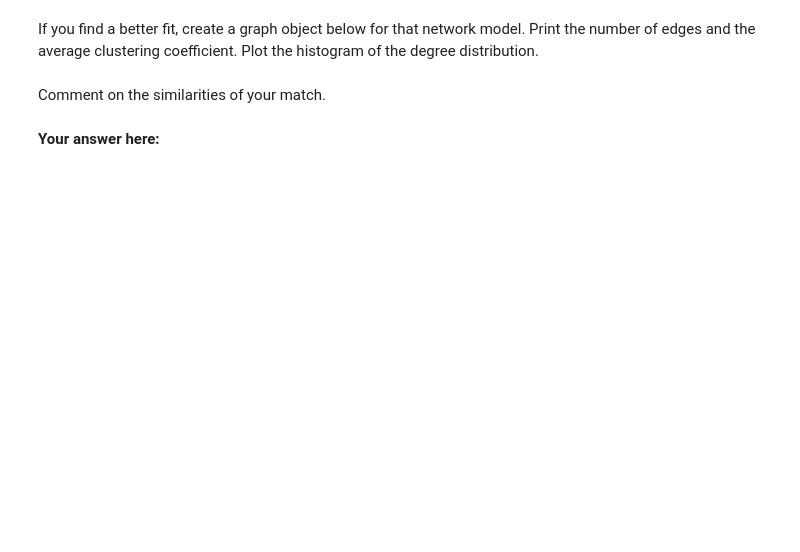
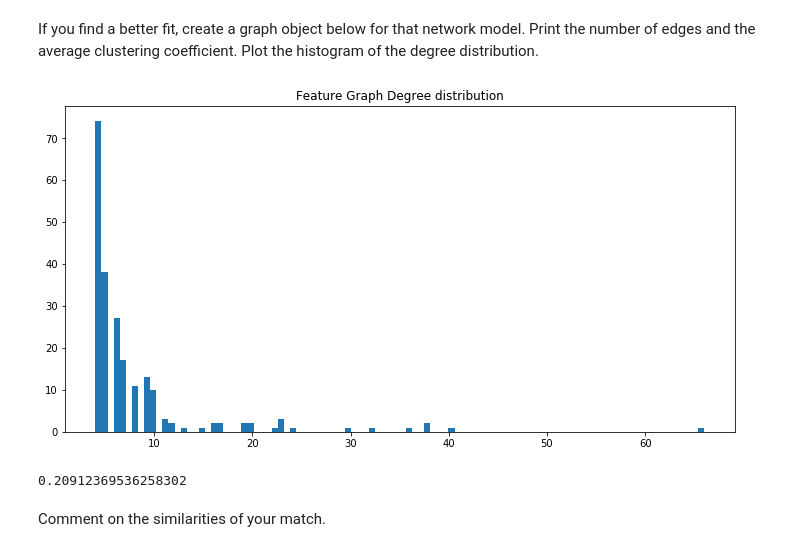
Before and after one commit to Sytta/ntds_2019, a Jupyter notebook: assignments/1_network_science.ipynb, the cells around one changed output. Drawn from its saved outputs; the diff is of its cells as text; code cells hidden in the pictures; blank space fills up the shorter version.

```diff
--- a/assignments/1_network_science.ipynb
+++ b/assignments/1_network_science.ipynb
@@ -637,4 +623,14 @@ If you find a better fit, create a graph object below for that network model. Pr
+# %%
+G_pl = nx.powerlaw_cluster_graph(n, q, nx.average_clustering(G_feature))
+plt.figure(figsize=(12, 6))
+plt.title('Feature Graph Degree distribution')
+pl_degrees = [d for n, d in G_pl.degree()]
+plt.hist(pl_degrees, bins=100);
+# %% [output]
+[figure, added]
+# %%
+nx.average_clustering(nx.Graph(G_pl))
+# %% [output]
+0.20912369536258302
 # %% [markdown]
 Comment on the similarities of your match.
-# %% [markdown]
-**Your answer here:**
```
Also changed, not shown: parts of 11 cells of this notebook.
